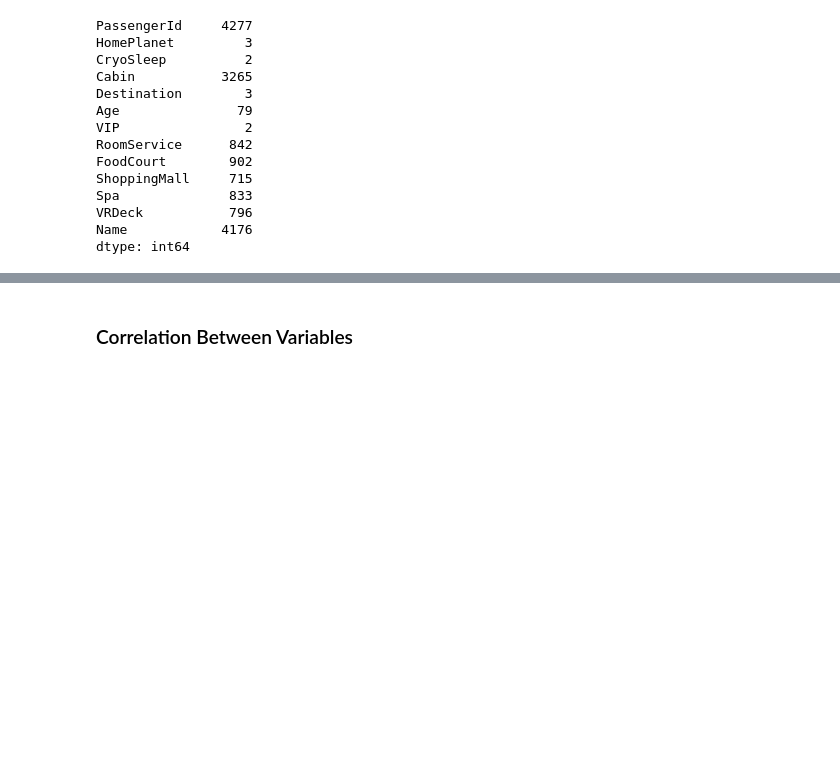
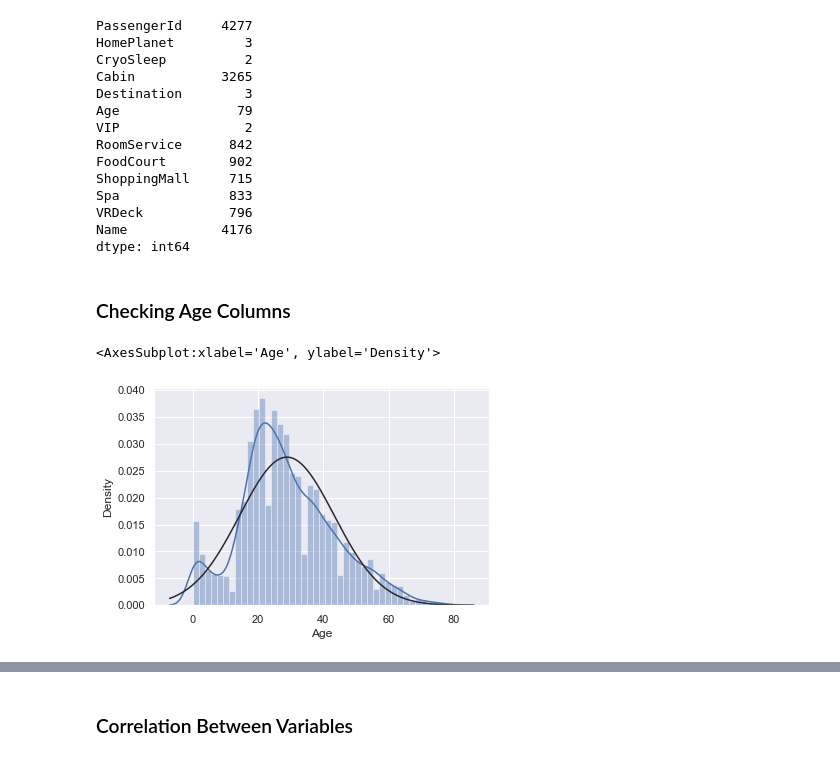
Before and after one commit to hesyandi/Portofolio, a Jupyter notebook: 2_Spaceship_Titanic/spaceship_Titanic.ipynb, the cells around one changed output, grey strips where cells are left out. Drawn from its saved outputs; the diff is of its cells as text; code cells hidden in the pictures; blank space fills up the shorter version.

```diff
--- a/2_Spaceship_Titanic/spaceship_Titanic.ipynb
+++ b/2_Spaceship_Titanic/spaceship_Titanic.ipynb
@@ -127,3 +163,10 @@ Spa              833
 VRDeck           796
 Name            4176
 dtype: int64
+# %% [markdown]
+### Checking Age Columns
+# %%
+sns.distplot(df_train['Age'], fit = norm)
+# %% [output]
+<AxesSubplot:xlabel='Age', ylabel='Density'>
+[figure, added]
```
Also changed, not shown: parts of 42 cells of this notebook, 1 other file.
